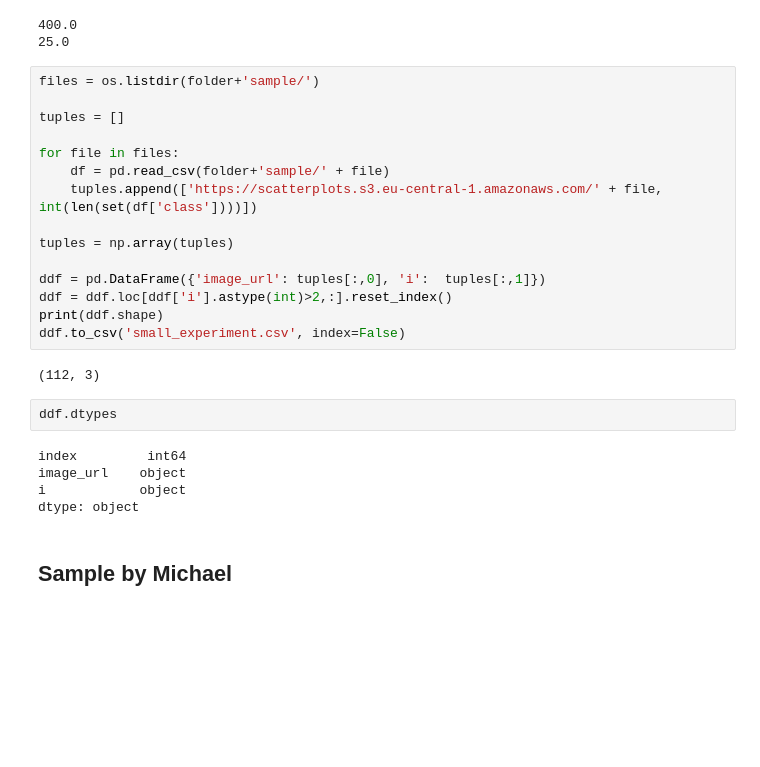
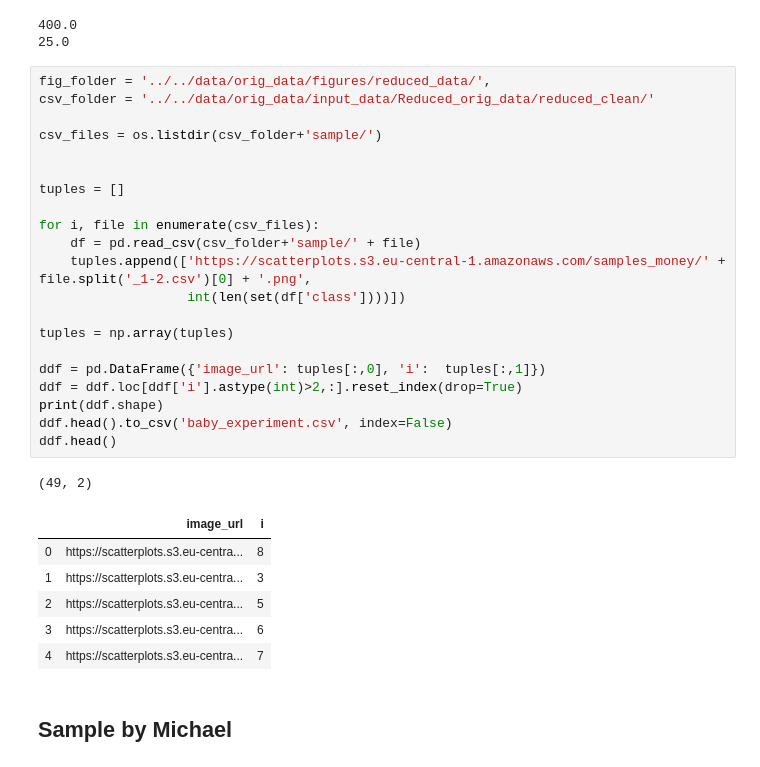
Before and after one commit to kix2mix2/SepMe, a Jupyter notebook: Jupyters/analysis/Knn Data Sampling.ipynb, the cells around one changed output. Cells and saved outputs as stored; diff of their text form; blank space fills up the shorter version.

```diff
--- a/Jupyters/analysis/Knn Data Sampling.ipynb
+++ b/Jupyters/analysis/Knn Data Sampling.ipynb
@@ -94,29 +94,34 @@ print(cost_per_task*exps*annotations*scatterplots)
 400.0
 25.0
 # %%
-files = os.listdir(folder+'sample/')
+fig_folder = '../../data/orig_data/figures/reduced_data/',
+csv_folder = '../../data/orig_data/input_data/Reduced_orig_data/reduced_clean/'
+
+csv_files = os.listdir(csv_folder+'sample/')
+
 
 tuples = []
 
-for file in files:
-    df = pd.read_csv(folder+'sample/' + file)
-    tuples.append(['https://scatterplots.s3.eu-central-1.amazonaws.com/' + file, int(len(set(df['class'])))])
+for i, file in enumerate(csv_files):
+    df = pd.read_csv(csv_folder+'sample/' + file)
+    tuples.append(['https://scatterplots.s3.eu-central-1.amazonaws.com/samples_money/' + file.split('_1-2.csv')[0] + '.png',
+                   int(len(set(df['class'])))])
 
 tuples = np.array(tuples)
 
 ddf = pd.DataFrame({'image_url': tuples[:,0], 'i':  tuples[:,1]})
-ddf = ddf.loc[ddf['i'].astype(int)>2,:].reset_index()
+ddf = ddf.loc[ddf['i'].astype(int)>2,:].reset_index(drop=True)
 print(ddf.shape)
-ddf.to_csv('small_experiment.csv', index=False)
+ddf.head().to_csv('baby_experiment.csv', index=False)
+ddf.head()
 # %% [output]
-(112, 3)
+(49, 2)
+|  | image_url | i |
+| 0 | https://scatterplots.s3.eu-centra... | 8 |
+| 1 | https://scatterplots.s3.eu-centra... | 3 |
+| 2 | https://scatterplots.s3.eu-centra... | 5 |
+| 3 | https://scatterplots.s3.eu-centra... | 6 |
+| 4 | https://scatterplots.s3.eu-centra... | 7 |
-# %%
-ddf.dtypes
-# %% [output]
-index         int64
-image_url    object
-i            object
-dtype: object
 # %% [markdown]
 ## Sample by Michael
 # %%
```
Also changed, not shown: parts of 7 cells of this notebook, 11 other files.
